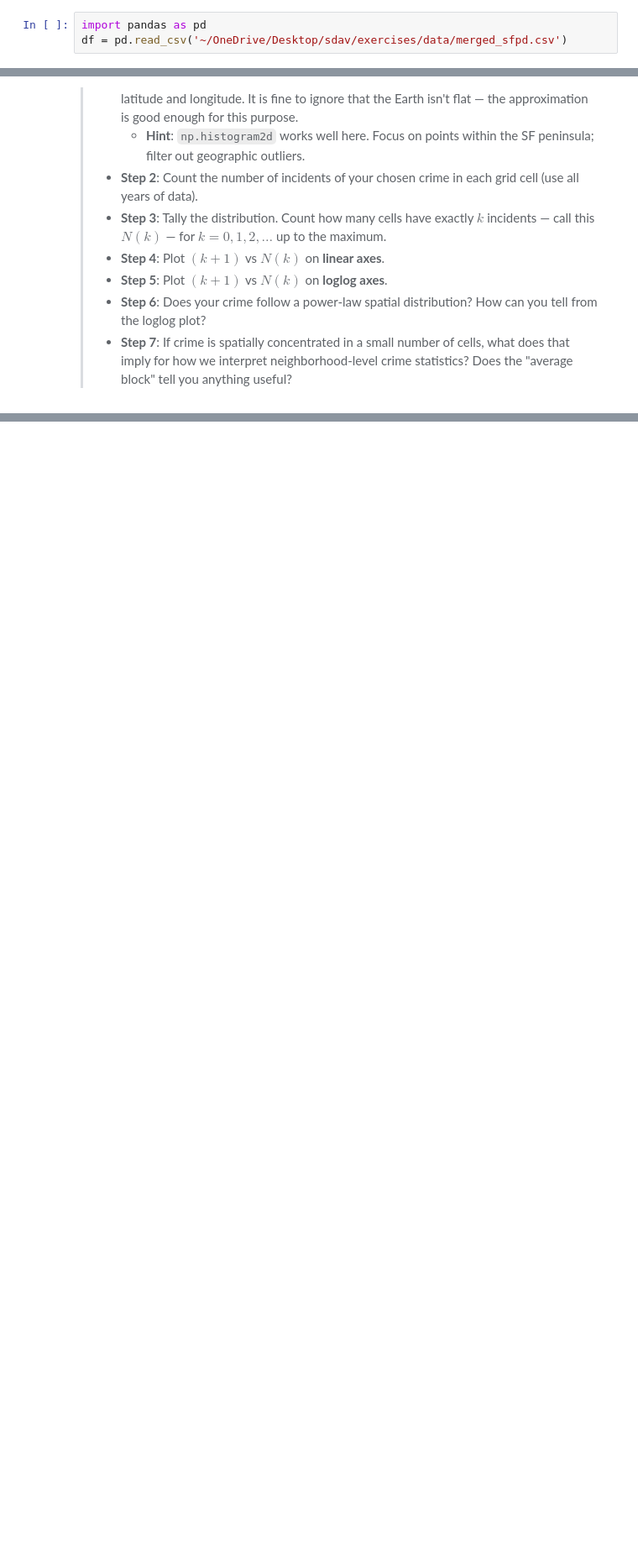
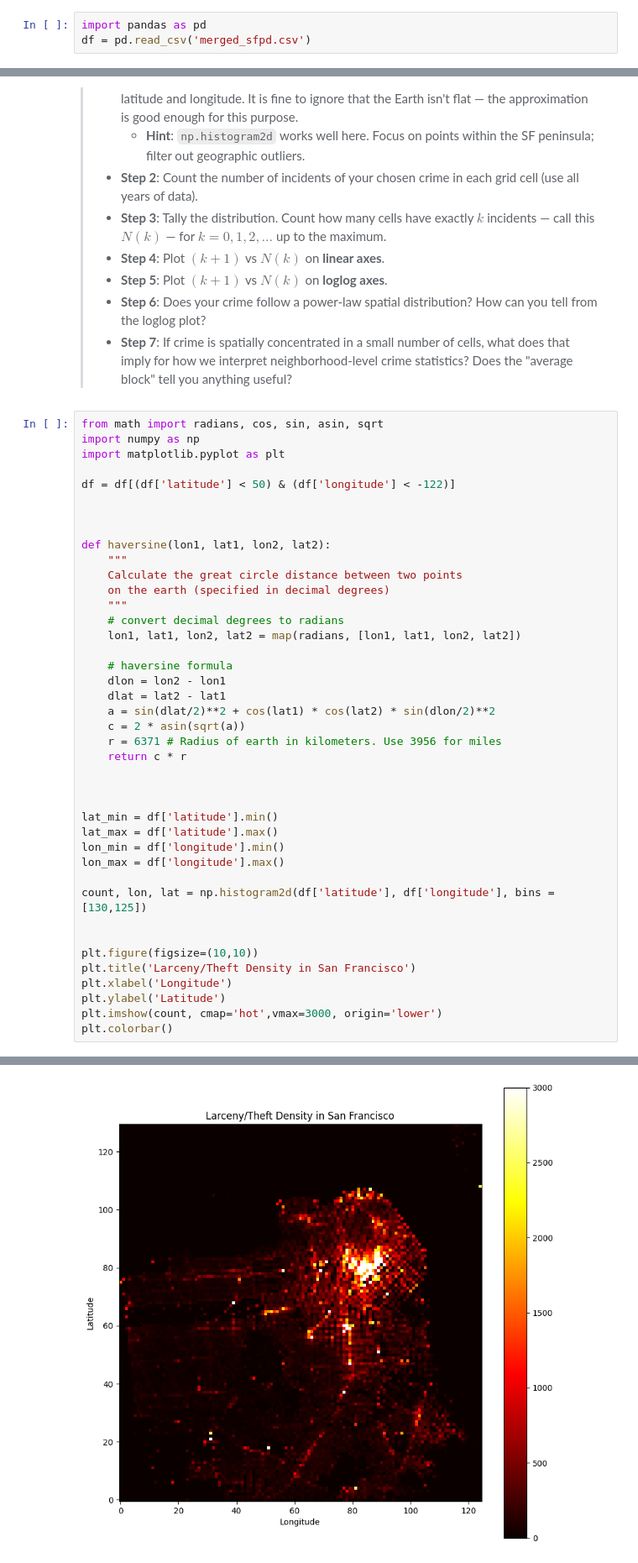
Before and after one commit to wkandersen/02806-socialdataanalysis, a Jupyter notebook: project1/Assignment1.ipynb, the cells around one changed output, grey strips where cells are left out. Shown at 84% size. Cells and saved outputs as stored; diff of their text form; blank space fills up the shorter version.

```diff
--- a/project1/Assignment1.ipynb
+++ b/project1/Assignment1.ipynb
@@ -35,7 +35,7 @@ Let's start by getting the big picture of how crime has changed over the full 20
 > * Identify and comment on at least two notable features in the plot — for example, long-term trends, sudden drops or spikes, or the impact of COVID-19 in 2020. For each feature, offer a possible explanation.
 # %%
 import pandas as pd
-df = pd.read_csv('~/OneDrive/Desktop/sdav/exercises/data/merged_sfpd.csv')
+df = pd.read_csv('merged_sfpd.csv')
 # %%
 personal_focus = [
     'larceny/theft',
@@ -263,3 +265,45 @@ Use your **most common Personal Focus Crime** (by total incident count) for this
 > * **Step 5**: Plot $(k+1)$ vs $N(k)$ on **loglog axes**.
 > * **Step 6**: Does your crime follow a power-law spatial distribution? How can you tell from the loglog plot?
 > * **Step 7**: If crime is spatially concentrated in a small number of cells, what does that imply for how we interpret neighborhood-level crime statistics? Does the "average block" tell you anything useful?
+# %%
+from math import radians, cos, sin, asin, sqrt
+import numpy as np
+import matplotlib.pyplot as plt
+
+df = df[(df['latitude'] < 50) & (df['longitude'] < -122)]
+
+
+
+def haversine(lon1, lat1, lon2, lat2):
+    """
+    Calculate the great circle distance between two points
+    on the earth (specified in decimal degrees)
+    """
+    # convert decimal degrees to radians
+    lon1, lat1, lon2, lat2 = map(radians, [lon1, lat1, lon2, lat2])
+
+    # haversine formula
+    dlon = lon2 - lon1
+    dlat = lat2 - lat1
+    a = sin(dlat/2)**2 + cos(lat1) * cos(lat2) * sin(dlon/2)**2
+    c = 2 * asin(sqrt(a))
+    r = 6371 # Radius of earth in kilometers. Use 3956 for miles
+    return c * r
+
+
+
+lat_min = df['latitude'].min()
+lat_max = df['latitude'].max()
+lon_min = df['longitude'].min()
+lon_max = df['longitude'].max()
+
+count, lon, lat = np.histogram2d(df['latitude'], df['longitude'], bins = [130,125])
+
+
+plt.figure(figsize=(10,10))
+plt.title('Larceny/Theft Density in San Francisco')
+plt.xlabel('Longitude')
+plt.ylabel('Latitude')
+plt.imshow(count, cmap='hot',vmax=3000, origin='lower')
+plt.colorbar()
+# %% [output]
@@ -265,0 +311 @@ Use your **most common Personal Focus Crime** (by total incident count) for this
+[figure, added]
```
Also changed, not shown: parts of 8 cells of this notebook, 2 other files.
